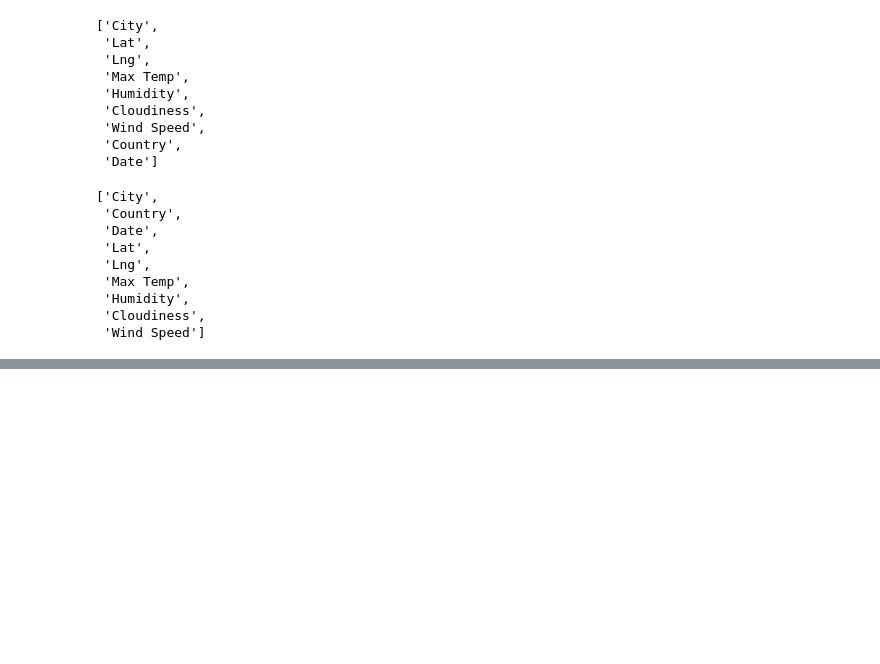
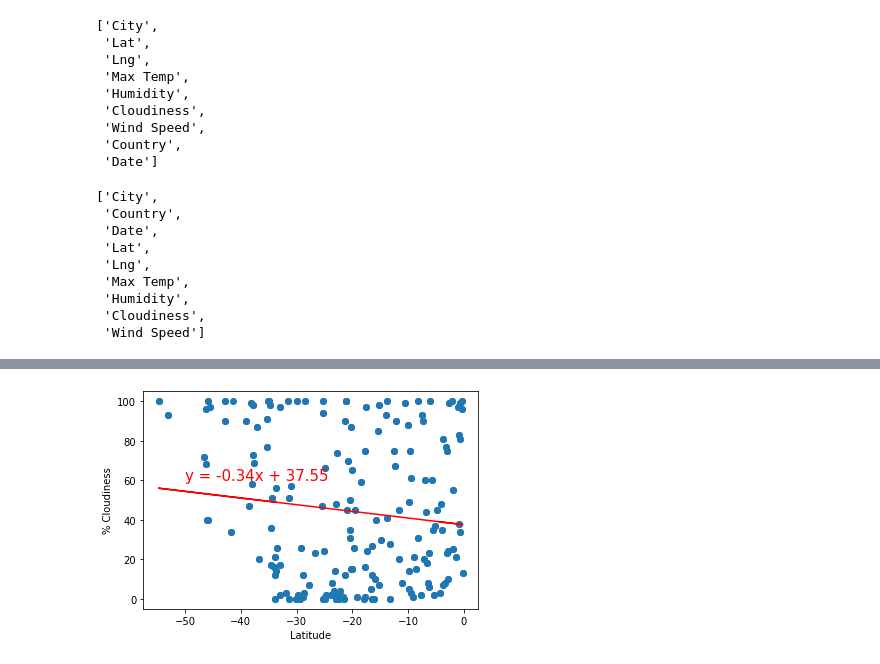
Before and after one commit to Cassiexu123/World_Weather_Analysis, a Jupyter notebook: WeatherPy.ipynb, the cells around one changed output, grey strips where cells are left out. Cells and saved outputs as stored; diff of their text form; code cells hidden in the pictures; blank space fills up the shorter version.

```diff
--- a/WeatherPy.ipynb
+++ b/WeatherPy.ipynb
@@ -416,11 +417,13 @@ plot_linear_regression(x_values, y_values,
 # %%
 # Linear regression on the Southern Hemisphere
 x_values = southern_hemi_df["Lat"]
 y_values = southern_hemi_df["Cloudiness"]
 # Call the function.
 plot_linear_regression(x_values, y_values,
-                       'Linear Regression on the Southern Hemisphere \n
+                       'Linear Regression on the Southern Hemisphere \
                         for % Cloudiness', '% Cloudiness',(-50,60))
+# %% [output]
+[figure, added]
 # %%
 # Linear regression on the Northern Hemisphere
 x_values = northern_hemi_df["Lat"]
```
Also changed, not shown: parts of 18 cells of this notebook, 15 other files.
